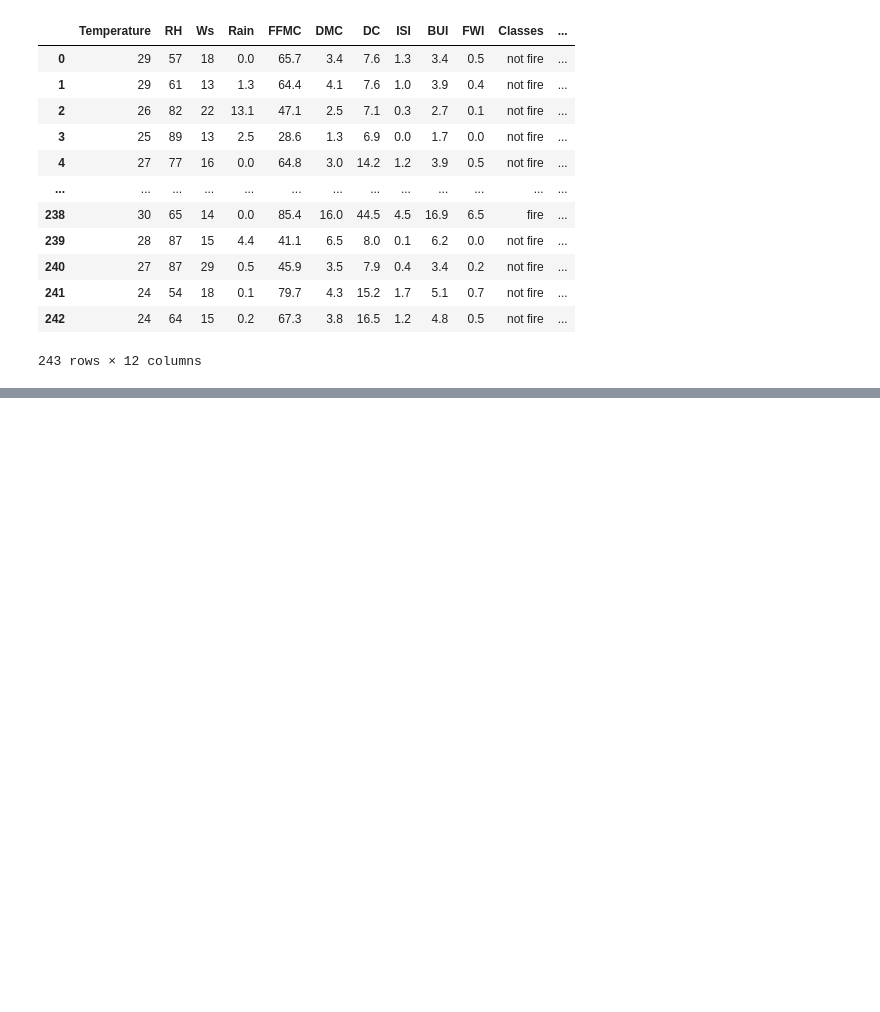
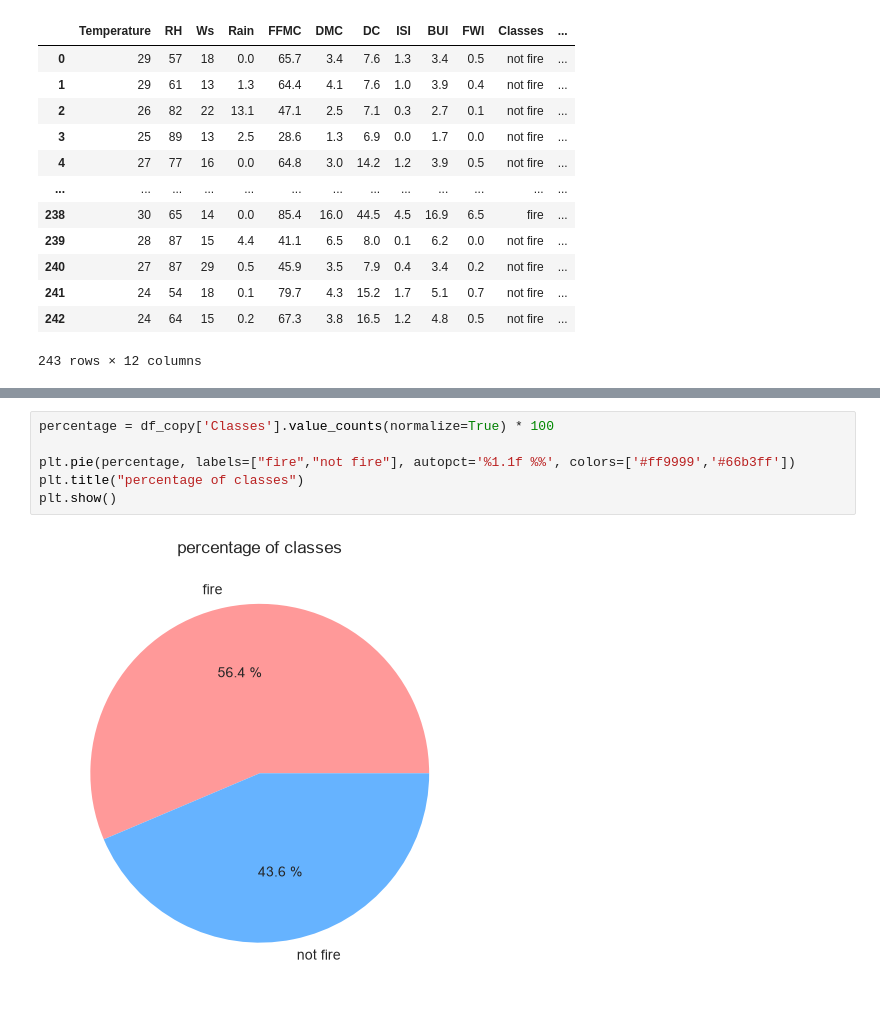
Before and after one commit to mohdshubair313/machine-learning-concepts, a Jupyter notebook: 1_linear_Reg__model_trainiingProject/EDA_&_FeatureEng.ipynb, the cells around one changed output, grey strips where cells are left out. Drawn from its saved outputs; the diff is of its cells as text; blank space fills up the shorter version.

```diff
--- a/1_linear_Reg__model_trainiingProject/EDA_&_FeatureEng.ipynb
+++ b/1_linear_Reg__model_trainiingProject/EDA_&_FeatureEng.ipynb
@@ -109,0 +145,8 @@ df_copy
+# %%
+percentage = df_copy['Classes'].value_counts(normalize=True) * 100
+
+plt.pie(percentage, labels=["fire","not fire"], autopct='%1.1f %%', colors=['#ff9999','#66b3ff'])
+plt.title("percentage of classes")
+plt.show()
+# %% [output]
+[figure, added]
```
Also changed, not shown: parts of 10 cells of this notebook.
